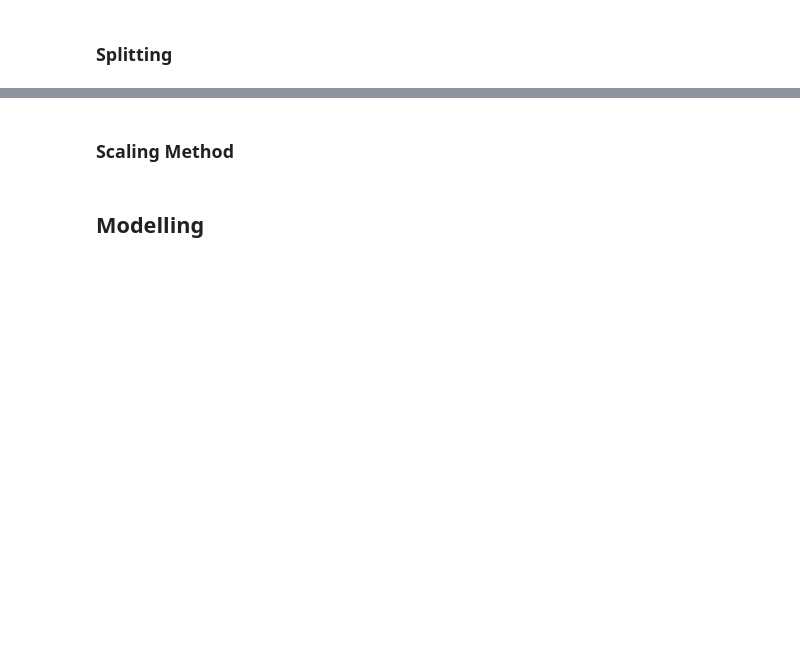
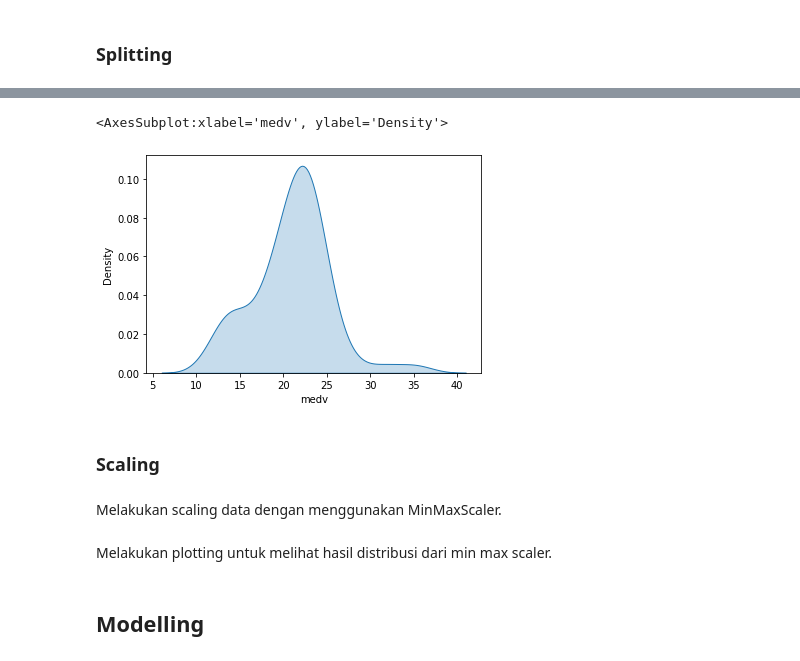
Before and after one commit to MaxZx3000/Boston-Housing-Machine-Learning, a Jupyter notebook: Assignment2_Anthony Kevin Oktavius.ipynb, the cells around one changed output, grey strips where cells are left out. Saved outputs shown, nothing was run; the diff lists cells and outputs as text; code cells hidden in the pictures; blank space fills up the shorter version.

```diff
--- a/Assignment2_Anthony Kevin Oktavius.ipynb
+++ b/Assignment2_Anthony Kevin Oktavius.ipynb
@@ -444,2 +495,9 @@ iqr_housing_df.shape[0]
+# %%
+sns.kdeplot(x = y_test, palette = 'prism_r', shade = True)
+# %% [output]
+<AxesSubplot:xlabel='medv', ylabel='Density'>
+[figure, added]
 # %% [markdown]
-### Scaling Method
+### Scaling
+# %% [markdown]
+Melakukan scaling data dengan menggunakan MinMaxScaler.
@@ -446,2 +508,4 @@ iqr_housing_df.shape[0]
+# %% [markdown]
+Melakukan plotting untuk melihat hasil distribusi dari min max scaler.
 # %% [markdown]
 ## Modelling
```
Also changed, not shown: parts of 11 cells of this notebook.
